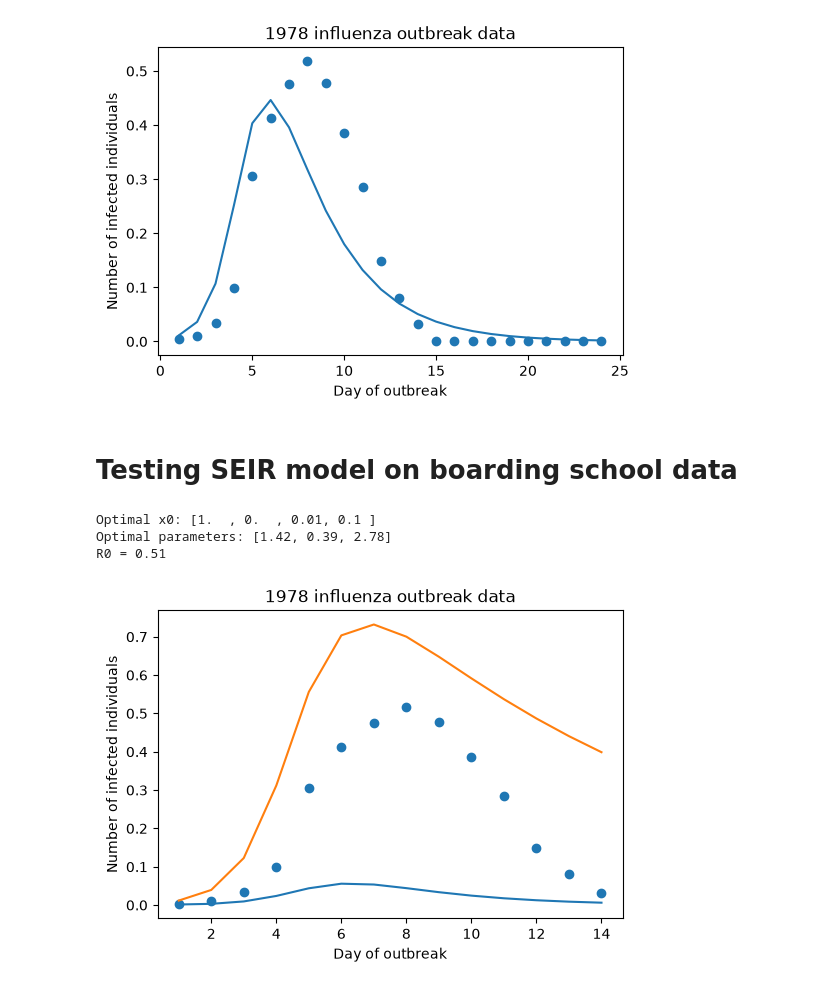
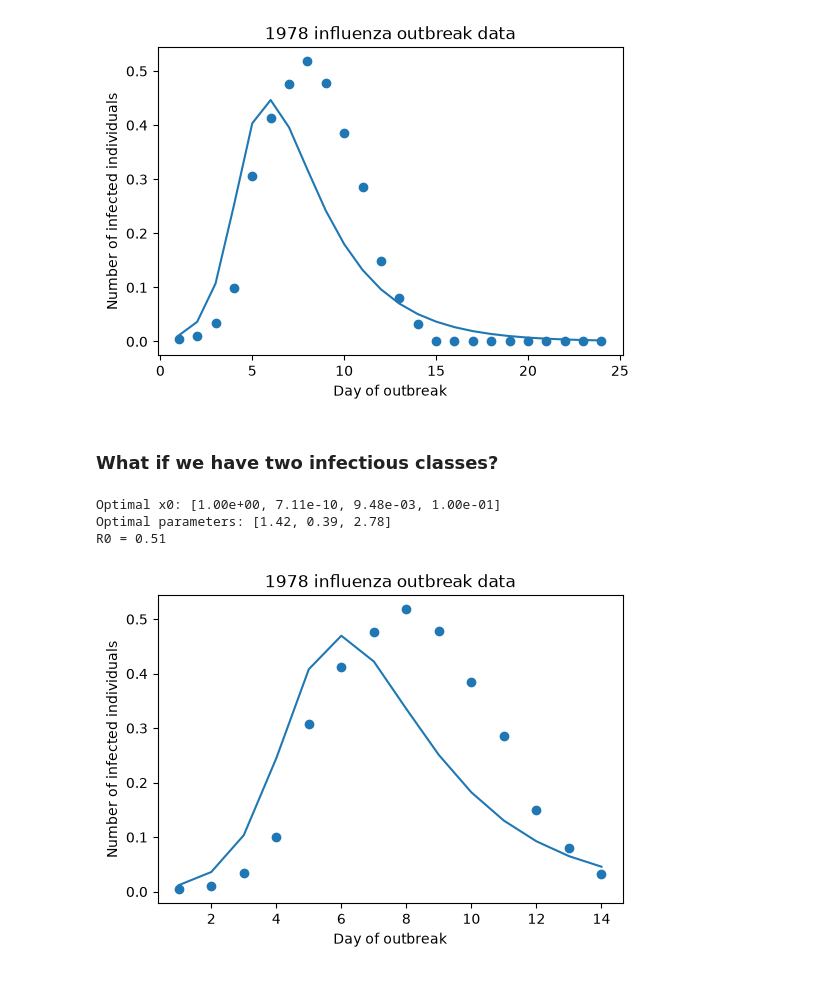
Before and after one commit to Brendan-Shrader/Model-Fitting-Practice, a Jupyter notebook: SIRS_fitting_python.ipynb, the cells around one changed output. Cells and saved outputs as stored; diff of their text form; code cells hidden in the pictures.

```diff
--- a/SIRS_fitting_python.ipynb
+++ b/SIRS_fitting_python.ipynb
@@ -478,7 +479,7 @@ Optimal parameters: [1.55e+00, 3.45e-01, 1.00e-06]
 R0 = 4.50
 [figure]
 # %% [markdown]
-# Testing SEIR model on boarding school data
+### What if we have two infectious classes?
 # %%
 def SEIR_model(t, x, p):
     S, I1, I2, R = x
@@ -515,34 +516,34 @@ optimal_result = optimize_ics_and_parameters(observation_days, infected, SEIR_mo
         p_guess=(1, 0.2, 0.2),
         known_x0=None, known_p=None,
         x0_bounds=((0, 1), (0, 1), (0, 1e-1), (0, 1e-1)), p_bounds=((0, 50), (1e-2, 1e2), (1e-2, 1e2)),
         tol=1e-8,
         wiggle_room=1e-8,
 )
 
 # optimal_result = optimize_parameters(observation_days, infected, SEIR_model, x0=(1 - I0_guess, 0, I0_guess, 0),
 #         observed_variables = [2],
 #         p_guess=(1, 1, 1, 1e-1),
 #         known_p=None,
 #         p_bounds=((0, 50), (1e-2, 1e1), (1e-2, 1e2), (1e-6, 1)),
 #         tol=1e-8,
 #         wiggle_room=1e-8,
 # )
 #
 optimal_x0 = optimal_result.x[:4]
 optimal_p = optimal_result.x[4:]
 
 print("Optimal x0: " + np.array2string(optimal_x0, precision=2, separator=', '))
 print("Optimal parameters: " + np.array2string(optimal_p, precision=2, separator=', '))
 
 optimal_sol = solve_ivp(lambda t, x: SEIR_model(t, x, optimal_p), (0, observation_days[-1]), optimal_x0, method='RK45', t_eval=observation_days)
 # my_sol = solve_ivp(lambda t, x: SEIR_model(t, x, (3, 1, 0.1, 0)), (0, observation_days[-1]), optimal_x0, method='RK45', t_eval=observation_days)
 
-ax.plot(observation_days, optimal_sol.y[2], label="Optimal solution")
-ax.plot(observation_days, my_sol.y[2], label="Guessed solution")
+ax.plot(observation_days, optimal_sol.y[1] + optimal_sol.y[2], label="Optimal solution")
+# ax.plot(observation_days, my_sol.y[2], label="Guessed solution")
 
 print(f"R0 = {(optimal_p[0] / optimal_p[2]):.2f}")
 # %% [output]
-Optimal x0: [1.  , 0.  , 0.01, 0.1 ]
+Optimal x0: [1.00e+00, 7.11e-10, 9.48e-03, 1.00e-01]
 Optimal parameters: [1.42, 0.39, 2.78]
 R0 = 0.51
-[figure, old version]
+[figure, new version]
```
Also changed, not shown: parts of 6 cells of this notebook, 2 other files.
